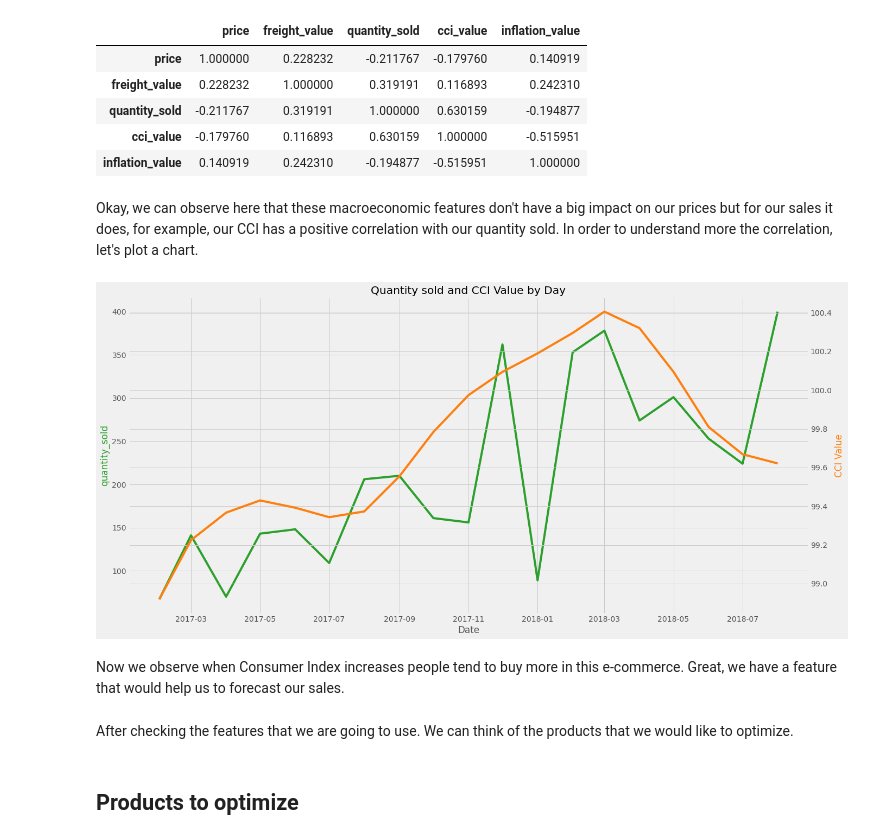
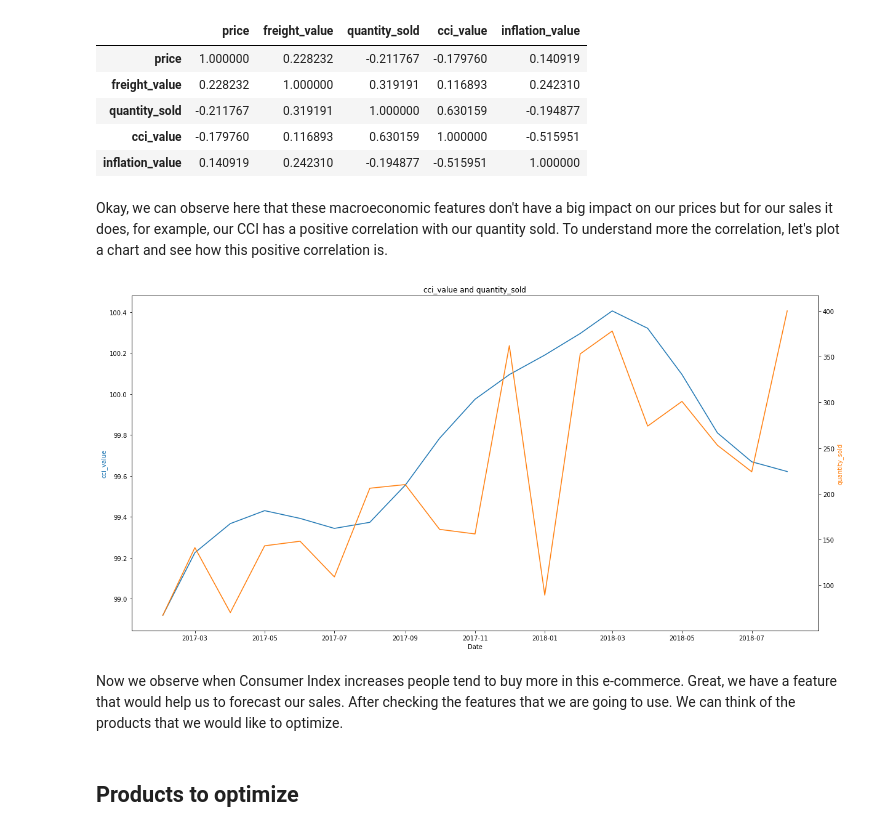
Before and after one commit to jesusmlb/priceO, a Jupyter notebook: price_optimization_project.ipynb, the cells around one changed output. Cells and saved outputs as stored; diff of their text form; code cells hidden in the pictures.

```diff
--- a/price_optimization_project.ipynb
+++ b/price_optimization_project.ipynb
@@ -397,5 +371,0 @@ Let's fix some date format and datatypes
-# %%
-# Let's change some column names to match with daily_sales
-cci = cci.rename(columns={'Value': 'cci_value', 'TIME': 'date'})
-inflation = inflation.rename(columns={'Value': 'inflation_value', 'TIME': 'date'})
-unemployment = unemployment.rename(columns={' Value': 'unemr_value', 'Date': 'date'})
@@ -480,38 +406,13 @@ corr.style.background_gradient(cmap='rocket_r')
 | cci_value | -0.179760 | 0.116893 | 0.630159 | 1.000000 | -0.515951 |
 | inflation_value | 0.140919 | 0.242310 | -0.194877 | -0.515951 | 1.000000 |
 # %% [markdown]
-Okay, we can observe here that these macroeconomic features don't have a big impact on our prices but for our sales it does, for example, our CCI has a positive correlation with our quantity sold. In order to understand more the correlation, let's plot a chart.
+Okay, we can observe here that these macroeconomic features don't have a big impact on our prices but for our sales it does, for example, our CCI has a positive correlation with our quantity sold. To understand more the correlation, let's plot a chart and see how this positive correlation is.
-# %%
-# Let's plot the freight value and cci_value
-plt.figure(figsize=(20, 10))  # Adjust the size as needed
-
-# Create two subplots with the shared x-axis
-ax1, ax2, ax3 = plt.axes(), plt.subplot(), plt.subplot()
-
-# Plot quantity sold (order_item_id) using the first y-axis (ax1)
-ax1.set_xlabel('Date')
-ax1.set_ylabel('quantity_sold', color='tab:green')
-ax1.plot(daily_sales['date'], daily_sales['quantity_sold'], color='tab:green')
-#ax1.tick_params(axis='y', labelcolor='tab:blue')
-
-# Create a second y-axis (ax2) and plot price using it
-ax2 = ax1.twinx()  # share the same x-axis
-ax2.set_ylabel('CCI Value', color='tab:orange')
-ax2.plot(daily_sales['date'], daily_sales['cci_value'], color='tab:orange')
-#ax2.tick_params(axis='y', labelcolor='tab:orange')
-
-# Customize the appearance of the plot
-plt.title('Quantity sold and CCI Value by Day')
-plt.xticks(rotation=45)
-
-# Show the plot
-plt.show()
-# %% [output]
-[figure, removed]
+# %%
+plot_2axis(daily_sales, 'cci_value', 'quantity_sold')
+# %% [output]
+[figure, added]
 # %% [markdown]
-Now we observe when Consumer Index increases people tend to buy more in this e-commerce. Great, we have a feature that would help us to forecast our sales.
+Now we observe when Consumer Index increases people tend to buy more in this e-commerce. Great, we have a feature that would help us to forecast our sales. After checking the features that we are going to use. We can think of the products that we would like to optimize.
-# %% [markdown]
-After checking the features that we are going to use. We can think of the products that we would like to optimize.
 # %% [markdown]
 ## Products to optimize
 # %% [markdown]
```
Also changed, not shown: parts of 123 cells of this notebook.
